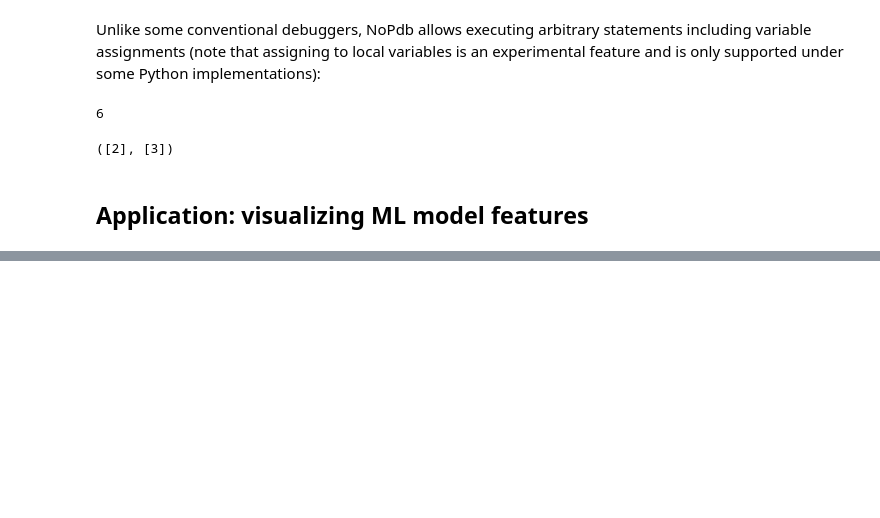
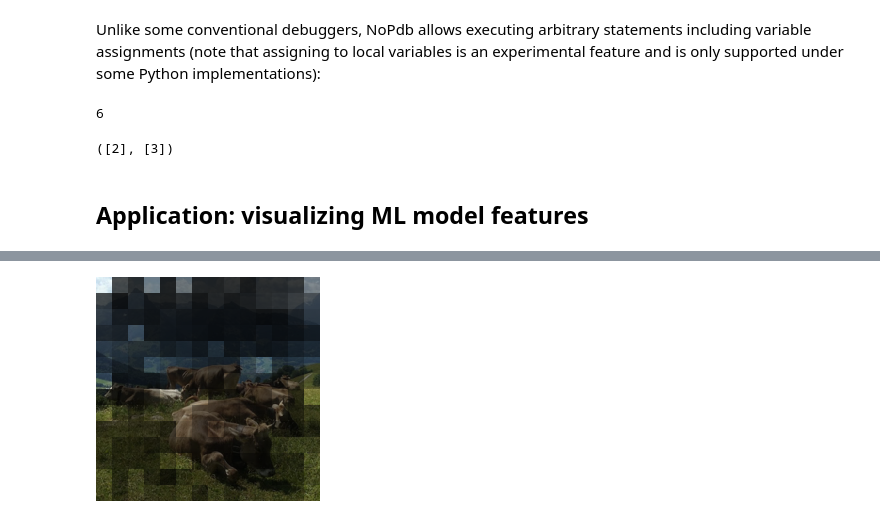
Before and after one commit to cifkao/scipy2022-nopdb, a Jupyter notebook: nopdb_poster.ipynb, the cells around one changed output, grey strips where cells are left out. Drawn from its saved outputs; the diff is of its cells as text; code cells hidden in the pictures; blank space fills up the shorter version.

```diff
--- a/nopdb_poster.ipynb
+++ b/nopdb_poster.ipynb
@@ -163,0 +235,9 @@ z_before, z_after
+# %%
+def predict(input):
+    """Run the model on an input and print the predicted classes with probabilities."""
+    with torch.no_grad():
+        [logits] = model(input[None])
+        probs = torch.softmax(logits, dim=0)
+        topk_prob, topk_id = torch.topk(probs, 5)
+        for i in range(topk_prob.size(0)):
+            print(classes[topk_id[i]], topk_prob[i].item(), sep="\t")
@@ -163,0 +265,4 @@ z_before, z_after
+# %%
+apply_mask(input, attn_call.locals["attn"][0][0].mean(axis=0)[1:])
+# %% [output]
+[figure, added]
```
Also changed, not shown: parts of 21 cells of this notebook, 11 other files.
